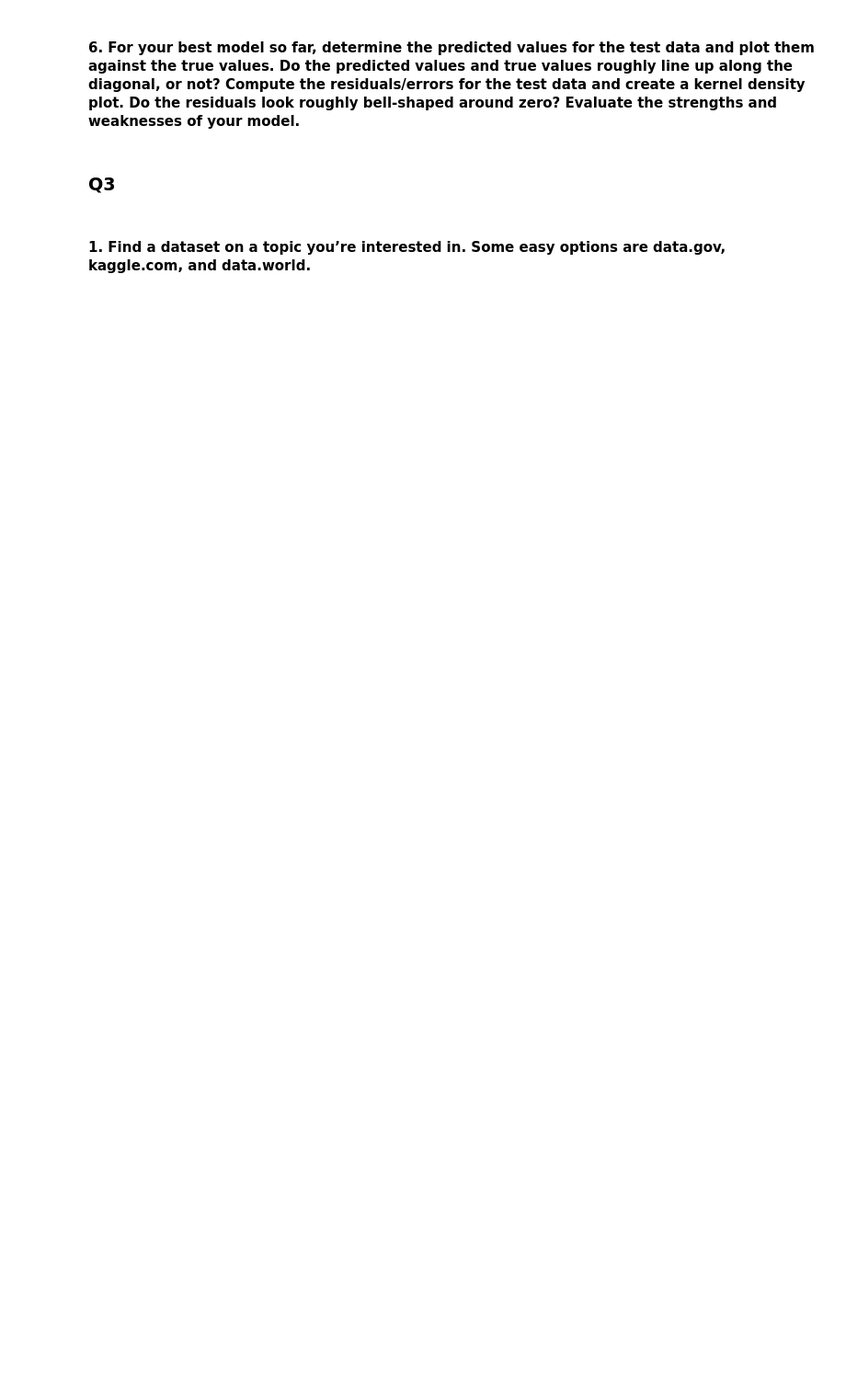
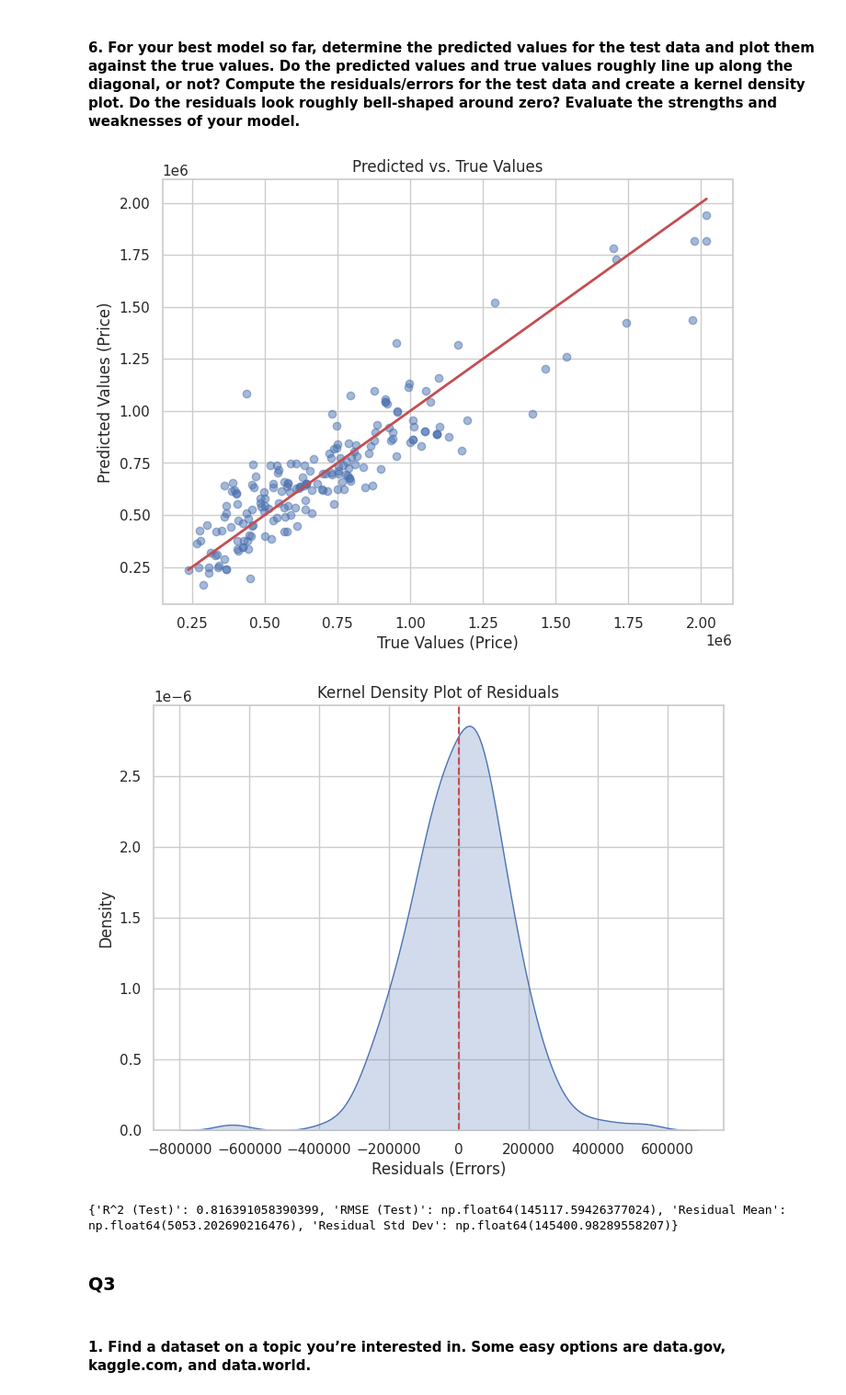
Before and after one commit to yxb8mh/DS-3021, a Jupyter notebook: 05.1_reg_data_prep/lab04.ipynb, the cells around one changed output. Shown: that part at 92% size. Saved outputs shown, nothing was run; the diff lists cells and outputs as text; code cells hidden in the pictures; blank space fills up the shorter version.

```diff
--- a/05.1_reg_data_prep/lab04.ipynb
+++ b/05.1_reg_data_prep/lab04.ipynb
@@ -476,16 +361,6 @@ print(cars_data.head())
 # %% [markdown]
 #### 2. Summarize the Price variable and create a kernel density plot. Use .groupby() and .describe() to summarize prices by brand (Make). Make a grouped kernel density plot by Make. Which car brands are the most expensive? What do prices look like in general?
 # %%
-import pandas as pd
-import seaborn as sns
-import matplotlib.pyplot as plt
-
-# Load the data
-cars_data = pd.read_csv('/workspaces/DS-3021/data/cars_hw.csv')
-
-# Print the first few rows of the data
-print(cars_data.head())
-
 # Summarize the Price variable
 price_summary = cars_data['Price'].describe()
 print("Summary of Price variable:")
@@ -877,5 +559,49 @@ ValueError: list.remove(x): x not in list
 # %% [markdown]
 #### 6. For your best model so far, determine the predicted values for the test data and plot them against the true values. Do the predicted values and true values roughly line up along the diagonal, or not? Compute the residuals/errors for the test data and create a kernel density plot. Do the residuals look roughly bell-shaped around zero? Evaluate the strengths and weaknesses of your model.
+# %%
+import matplotlib.pyplot as plt
+import seaborn as sns
+
+# Select the best model based on highest R^2 (assumed to be the combined model)
+best_model = model_combined
+y_test_pred_best = best_model.predict(X_test_combined)
+
+# Plot predicted vs actual values
+plt.figure(figsize=(8,6))
+plt.scatter(y_test, y_test_pred_best, alpha=0.5)
+plt.plot([y_test.min(), y_test.max()], [y_test.min(), y_test.max()], 'r', lw=2)  # Diagonal line
+plt.xlabel("True Values (Price)")
+plt.ylabel("Predicted Values (Price)")
+plt.title("Predicted vs. True Values")
+plt.show()
+
+# Compute residuals (errors) and drop NaN values
+residuals = y_test - y_test_pred_best
+residuals = residuals.dropna()  # Remove NaN values
+
+
+# Kernel density plot of residuals
+plt.figure(figsize=(8,6))
+sns.kdeplot(residuals.astype(float), fill=True)  # Ensure numeric
+plt.axvline(x=0, color='r', linestyle='--')  # Vertical line at zero
+plt.xlabel("Residuals (Errors)")
+plt.ylabel("Density")
+plt.title("Kernel Density Plot of Residuals")
+plt.show()
+
+# Evaluate model strengths and weaknesses
+evaluation = {
+    "R^2 (Test)": r2_test_combined,
+    "RMSE (Test)": rmse_test_combined,
+    "Residual Mean": residuals.mean(),
+    "Residual Std Dev": residuals.std()
+}
+
+print(evaluation)
+# %% [output]
+[figure, added]
+[figure, added]
+{'R^2 (Test)': 0.816391058390399, 'RMSE (Test)': np.float64(145117.59426377024), 'Residual Mean': np.float64(5053.202690216476), 'Residual Std Dev': np.float64(145400.98289558207)}
 # %% [markdown]
 ### Q3
 # %% [markdown]
```
Also changed, not shown: parts of 26 cells of this notebook, 5 other files.
